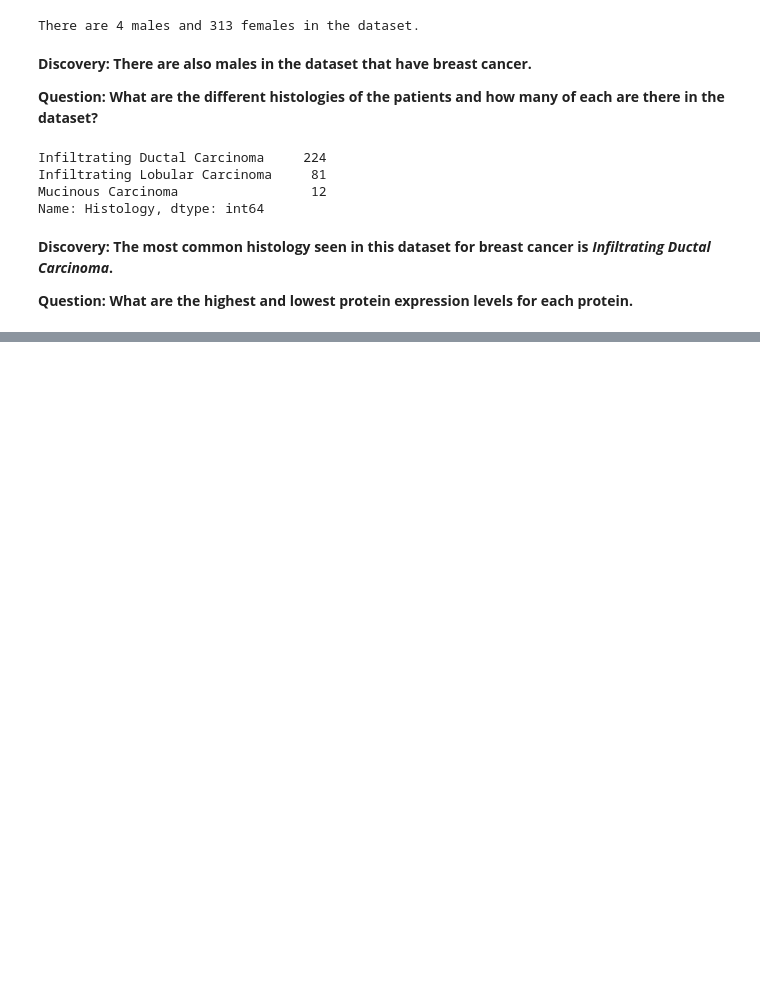
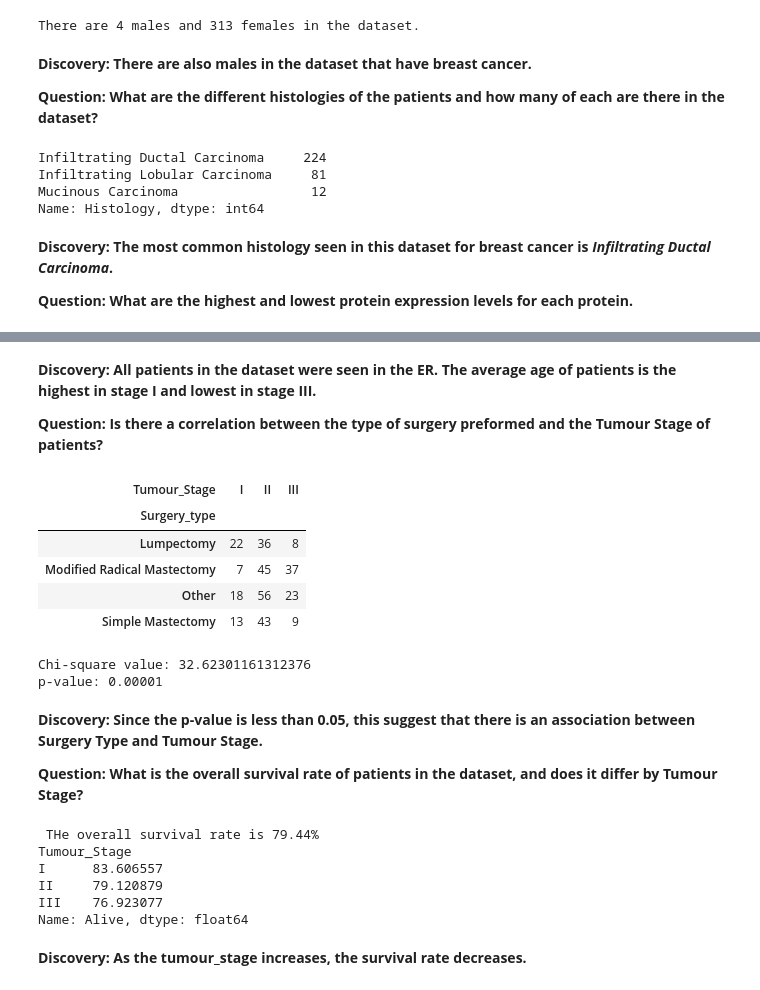
Before and after one commit to spusuluri/Data-Science-Projects, a Jupyter notebook: Project_1_Breast_Cancer/BRCA_data_exploration.ipynb, the cells around one changed output, grey strips where cells are left out. Cells and saved outputs as stored; diff of their text form; code cells hidden in the pictures; blank space fills up the shorter version.

```diff
--- a/Project_1_Breast_Cancer/BRCA_data_exploration.ipynb
+++ b/Project_1_Breast_Cancer/BRCA_data_exploration.ipynb
@@ -110,0 +195,46 @@ Name: Histology, dtype: int64
+# %% [markdown]
+**Discovery: All patients in the dataset were seen in the ER. The average age of patients is the highest in stage I and lowest in stage III.**
+
+**Question: Is there a correlation between the type of surgery preformed and the Tumour Stage of patients?**
+# %%
+# Create a cross_tabulation and then run a chi-square test for independence.
+# The null hypothesis that surgery type and tumour stage are independent.
+surgery_tumour_stage_corr = pd.crosstab(df_cleaned['Surgery_type'], df_cleaned['Tumour_Stage'])
+surgery_tumour_stage_corr
+# %% [output]
+| Tumour_Stage | I | II | III |
+| Surgery_type |  |  |  |
+| Lumpectomy | 22 | 36 | 8 |
+| Modified Radical Mastectomy | 7 | 45 | 37 |
+| Other | 18 | 56 | 23 |
+| Simple Mastectomy | 13 | 43 | 9 |
+# %%
+from scipy.stats import chi2_contingency
+chi2, p, _, _ = chi2_contingency(surgery_tumour_stage_corr)
+print("Chi-square value: {}".format(chi2))
+print("p-value: {:.5f}".format(p))
+# %% [output]
+Chi-square value: 32.62301161312376
+p-value: 0.00001
+# %% [markdown]
+**Discovery: Since the p-value is less than 0.05, this suggest that there is an association between Surgery Type and Tumour Stage.**
+
+**Question: What is the overall survival rate of patients in the dataset, and does it differ by Tumour Stage?**
+# %%
+# For the overall survival rate, we can use the patient_status table
+overall_survival_rate = df['Patient_Status'].value_counts(normalize=True)['Alive'] * 100
+print(" THe overall survival rate is {:.2f}%".format(overall_survival_rate))
+
+# Groupby Tumour Stage to calculate survival rate by stage
+# normalize creates a percentage
+survival_rate_by_stage = df.groupby('Tumour_Stage')['Patient_Status'].value_counts(normalize=True).unstack()['Alive'] * 100
+print(survival_rate_by_stage)
+# %% [output]
+ THe overall survival rate is 79.44%
+Tumour_Stage
+I      83.606557
+II     79.120879
+III    76.923077
+Name: Alive, dtype: float64
+# %% [markdown]
+**Discovery: As the tumour_stage increases, the survival rate decreases.**
```
Also changed, not shown: parts of 21 cells of this notebook, 1 other file.
